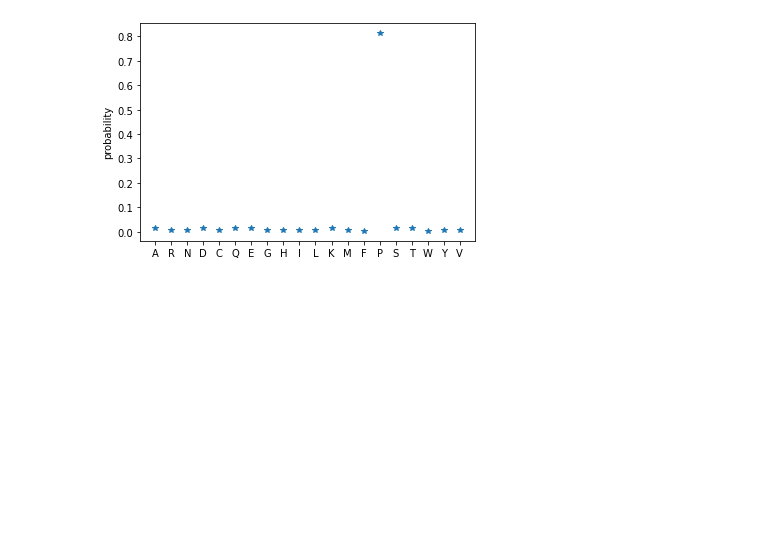
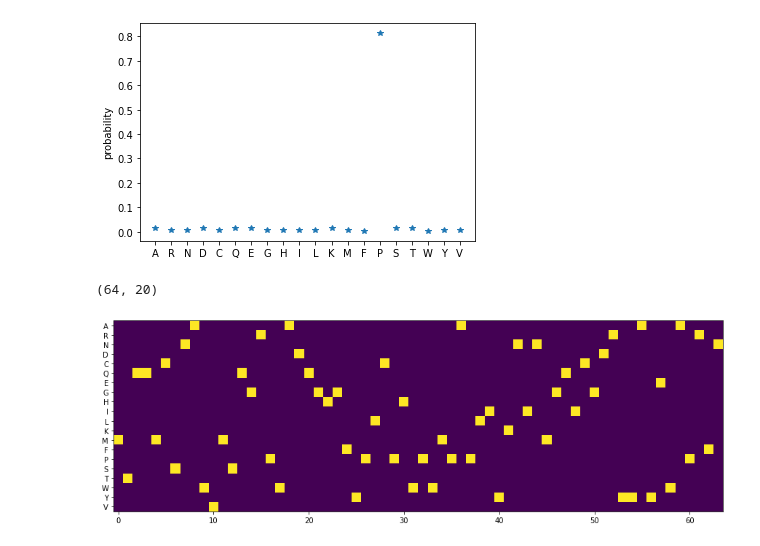
Before and after one commit to dauparas/proteins, a Jupyter notebook: blosum62.ipynb, the cells around one changed output. Saved outputs shown, nothing was run; the diff lists cells and outputs as text; code cells hidden in the pictures; blank space fills up the shorter version.

```diff
--- a/blosum62.ipynb
+++ b/blosum62.ipynb
@@ -81,3 +209,17 @@ plt.xticks(np.arange(20), alphabet);
 plt.ylabel('probability');
 # %% [output]
 [figure]
+# %%
+seq = np.random.randint(0,20,size=(64))
+# %%
+seq_1hot = np.eye(20)[seq]
+# %%
+seq_1hot.shape
+# %% [output]
+(64, 20)
+# %%
+plt.figure(figsize=(15,12))
+plt.imshow(seq_1hot.T)
+plt.yticks(np.arange(20), alphabet);
+# %% [output]
+[figure, added]
```
Also changed, not shown: parts of 22 cells of this notebook.
